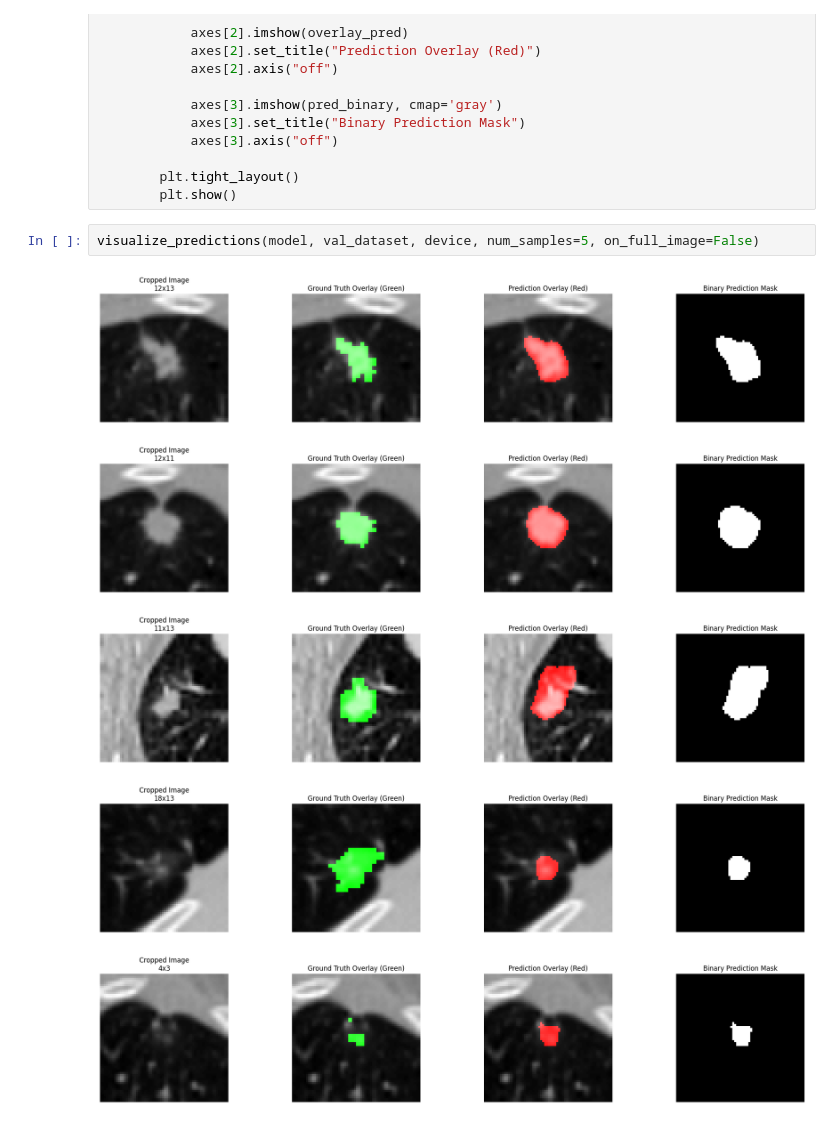
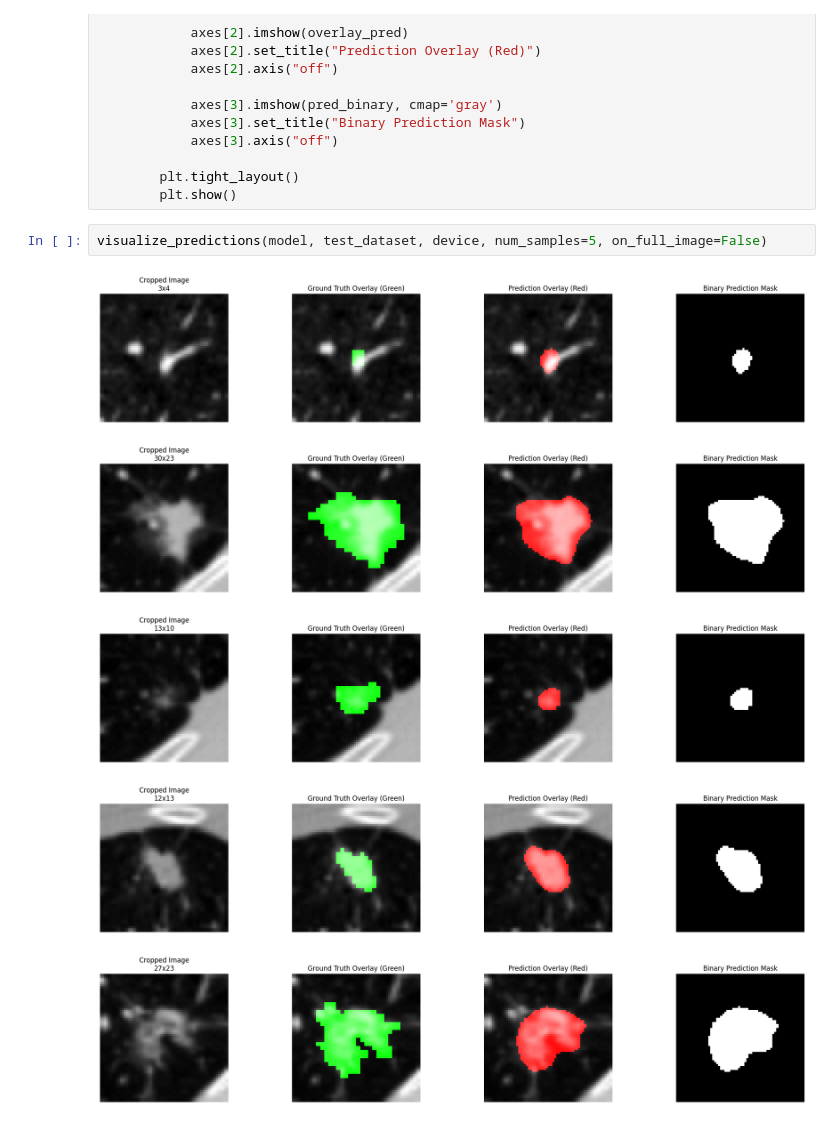
Before and after one commit to SaraElwatany/Lung-TumorDetection-Segmentation, a Jupyter notebook: Cropped_Segmentation.ipynb, the cells around one changed output. Saved outputs shown, nothing was run; the diff lists cells and outputs as text.

```diff
--- a/Cropped_Segmentation.ipynb
+++ b/Cropped_Segmentation.ipynb
@@ -701,11 +701,11 @@ def visualize_predictions(model, dataset, device, num_samples=5, on_full_image=F
         plt.tight_layout()
         plt.show()
 # %%
-visualize_predictions(model, val_dataset, device, num_samples=5, on_full_image=False)
+visualize_predictions(model, test_dataset, device, num_samples=5, on_full_image=False)
 # %% [output]
-[figure, old version]
+[figure, new version]
-[figure, old version]
+[figure, new version]
-[figure, old version]
+[figure, new version]
-[figure, old version]
+[figure, new version]
-[figure, old version]
+[figure, new version]
 # %%
```
Also changed, not shown: parts of 1 cell of this notebook.
